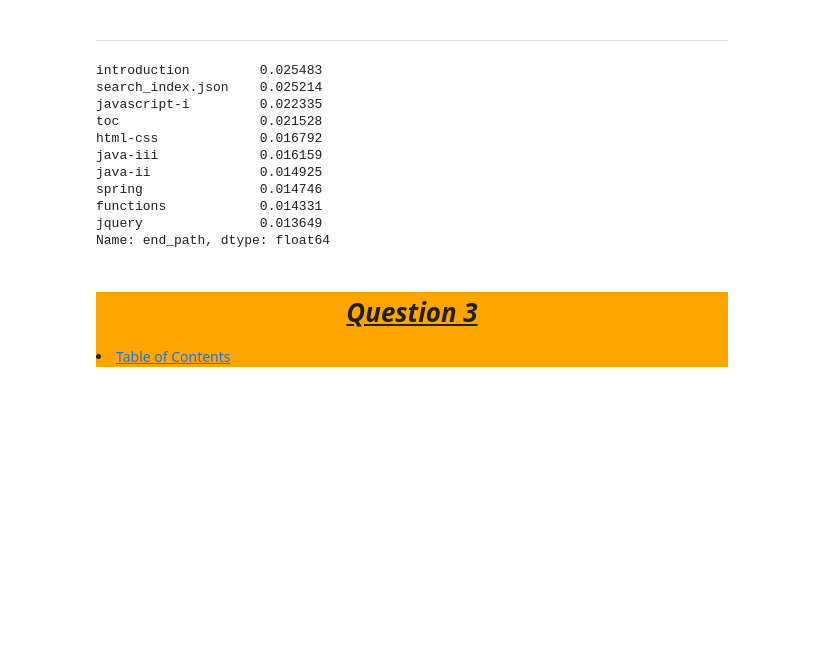
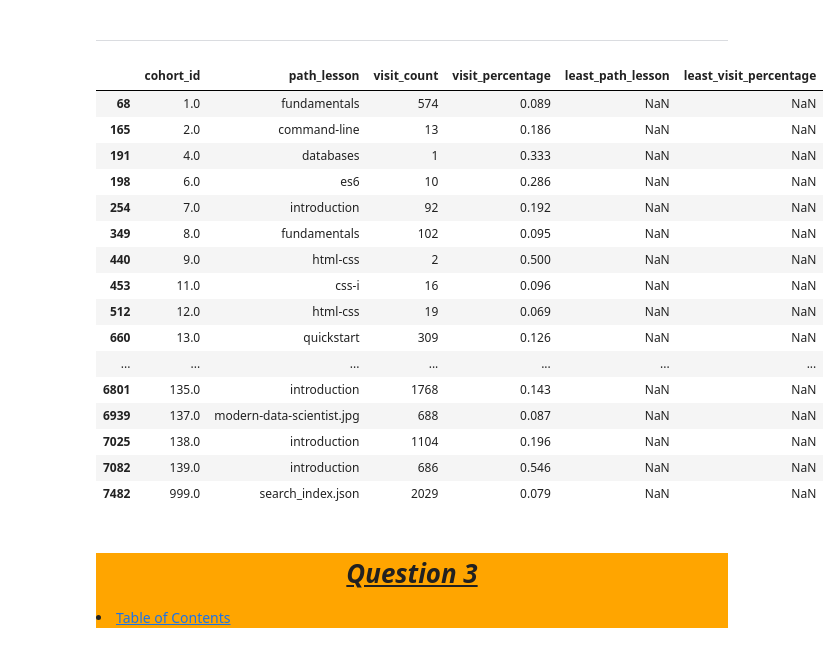
Before and after one commit to Jared-Wood135/anomaly-detection-exercises, a Jupyter notebook: explore.ipynb, the cells around one changed output. Saved outputs shown, nothing was run; the diff lists cells and outputs as text; code cells hidden in the pictures; blank space fills up the shorter version.

```diff
--- a/explore.ipynb
+++ b/explore.ipynb
@@ -187,0 +125,12 @@ Name: path, dtype: int64
+# %%
+# Make temp df with rows that have a lesson
+has_lesson = curr_logs[curr_logs.path_lesson != 'None']
+# %%
+# Most viewed lesson per cohort
+visit_counts_cohort = has_lesson.groupby(by=['cohort_id', 'path_lesson']).size().reset_index(name='visit_count')
+visit_totals = visit_counts_cohort.groupby('cohort_id')['visit_count'].transform('sum')
+visit_percent = round(visit_counts_cohort.visit_count / visit_totals, 3)
+visit_counts_cohort['visit_percentage'] = visit_percent
+visit_counts_cohort = visit_counts_cohort.sort_values(['cohort_id', 'visit_count'], ascending=[True, False])
+most_viewed_lessons = visit_counts_cohort.groupby('cohort_id').head(1)
+most_viewed_lessons
@@ -198,20 +198,26 @@ Name: path, dtype: int64
 <b><i>ANSWER:</i></b>
 # %% [markdown]
 ---
-# %%
-curr_logs[curr_logs.end_path != ''].end_path.value_counts(normalize=True).head(10)
-# %% [output]
-introduction         0.025483
-search_index.json    0.025214
-javascript-i         0.022335
-toc                  0.021528
-html-css             0.016792
-java-iii             0.016159
-java-ii              0.014925
-spring               0.014746
-functions            0.014331
-jquery               0.013649
-Name: end_path, dtype: float64
+# %%
+most_viewed_lessons
+# %% [output]
+|  | cohort_id | path_lesson | visit_count | visit_percentage | least_path_lesson | least_visit_percentage |
+| 68 | 1.0 | fundamentals | 574 | 0.089 | NaN | NaN |
+| 165 | 2.0 | command-line | 13 | 0.186 | NaN | NaN |
+| 191 | 4.0 | databases | 1 | 0.333 | NaN | NaN |
+| 198 | 6.0 | es6 | 10 | 0.286 | NaN | NaN |
+| 254 | 7.0 | introduction | 92 | 0.192 | NaN | NaN |
+| 349 | 8.0 | fundamentals | 102 | 0.095 | NaN | NaN |
+| 440 | 9.0 | html-css | 2 | 0.500 | NaN | NaN |
+| 453 | 11.0 | css-i | 16 | 0.096 | NaN | NaN |
+| 512 | 12.0 | html-css | 19 | 0.069 | NaN | NaN |
+| 660 | 13.0 | quickstart | 309 | 0.126 | NaN | NaN |
+| ... | ... | ... | ... | ... | ... | ... |
+| 6801 | 135.0 | introduction | 1768 | 0.143 | NaN | NaN |
+| 6939 | 137.0 | modern-data-scientist.jpg | 688 | 0.087 | NaN | NaN |
+| 7025 | 138.0 | introduction | 1104 | 0.196 | NaN | NaN |
+| 7082 | 139.0 | introduction | 686 | 0.546 | NaN | NaN |
+| 7482 | 999.0 | search_index.json | 2029 | 0.079 | NaN | NaN |
 # %% [markdown]
 <div style='background-color: orange'>
 <a id='q3'></a>
```
Also changed, not shown: parts of 29 cells of this notebook.
